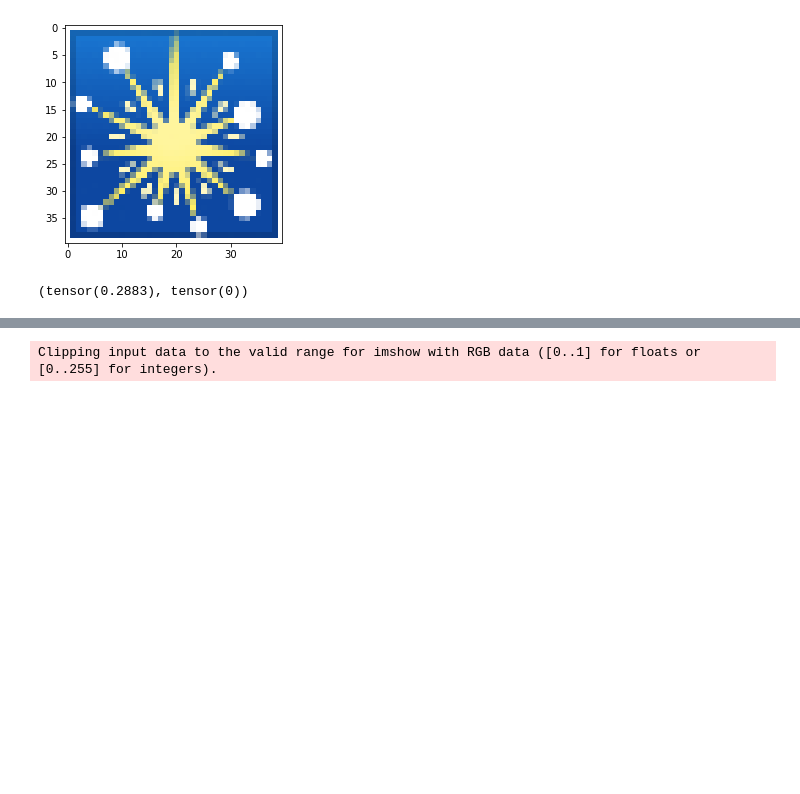
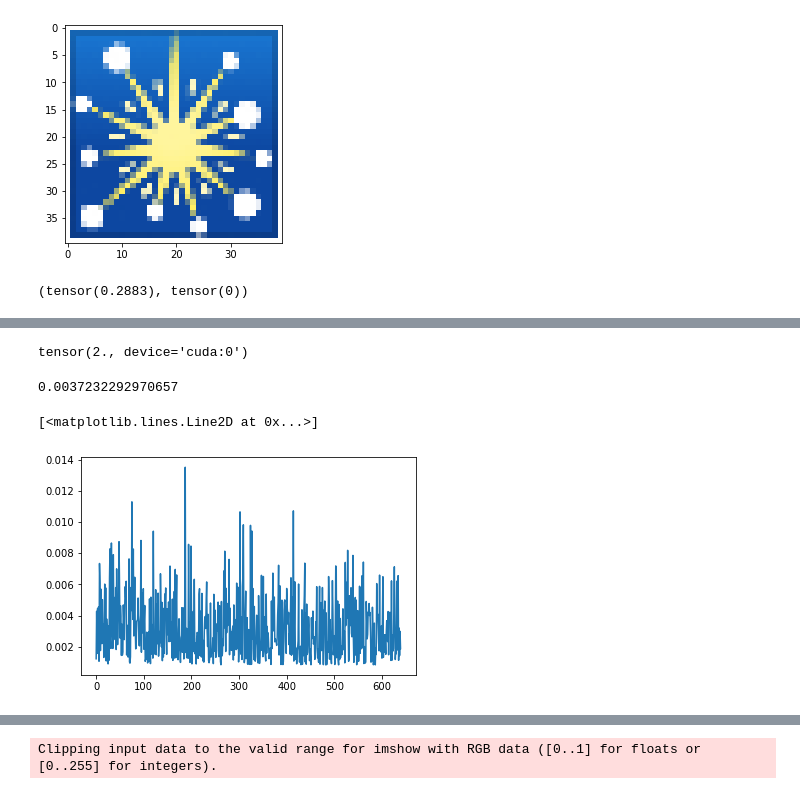
Before and after one commit to LetteraUnica/neural_cellular_automata, a Jupyter notebook: pytorch_ca/double_CA.ipynb, the cells around one changed output, grey strips where cells are left out. Drawn from its saved outputs; the diff is of its cells as text; code cells hidden in the pictures; blank space fills up the shorter version.

Commit message:
Trained not persistent CA

```diff
--- a/pytorch_ca/double_CA.ipynb
+++ b/pytorch_ca/double_CA.ipynb
@@ -111,0 +63,3 @@ Clipping input data to the valid range for imshow with RGB data ([0..1] for floa
+# %%
+CA = CAModel().to(device)
+CA.load("not_persistent.pt")
@@ -111,0 +68,44 @@ Clipping input data to the valid range for imshow with RGB data ([0..1] for floa
+# %%
+# Train the model
+torch.backends.cudnn.benchmark = True
+
+optimizer = torch.optim.Adam(CA.parameters(), lr=1e-4)
+criterion = loss_fn(pad(target, TARGET_PADDING), order=2)
+scheduler = torch.optim.lr_scheduler.ExponentialLR(optimizer, gamma=0.9)
+losses = []
+torch.nn.utils.clip_grad_norm_(CA.parameters(), 1.)
+# %% [output]
+tensor(2., device='cuda:0')
+# %%
+# Persistent CA training
+for i in range(100):
+    j = 0
+    epoch_losses = []
+    for j in range(POOL_SIZE//BATCH_SIZE):
+        inputs, indexes = pool.sample(BATCH_SIZE)
+        inputs = inputs.to(device)
+        optimizer.zero_grad()
+
+        for k in range(N_ITERS+randint(-10, 0)):
+            inputs = CA(inputs)
+
+        loss, idx_max_loss = criterion(inputs)
+        loss.backward()
+
+        optimizer.step()
+        epoch_losses.append(loss.item())
+        if j%2 != 0:
+            idx_max_loss = None
+        pool.update(inputs.detach().cpu(), indexes, idx_max_loss)
+        j += 1
+    print(np.mean(epoch_losses))
+    clear_output(wait=True)
+    losses.extend(epoch_losses)
+    scheduler.step()
+# %% [output]
+0.0037232292970657
+# %%
+pl.plot(losses[::10])
+# %% [output]
+[<matplotlib.lines.Line2D at 0x...>]
+[figure, added]
```
Also changed, not shown: parts of 25 cells of this notebook, 7 other files.
